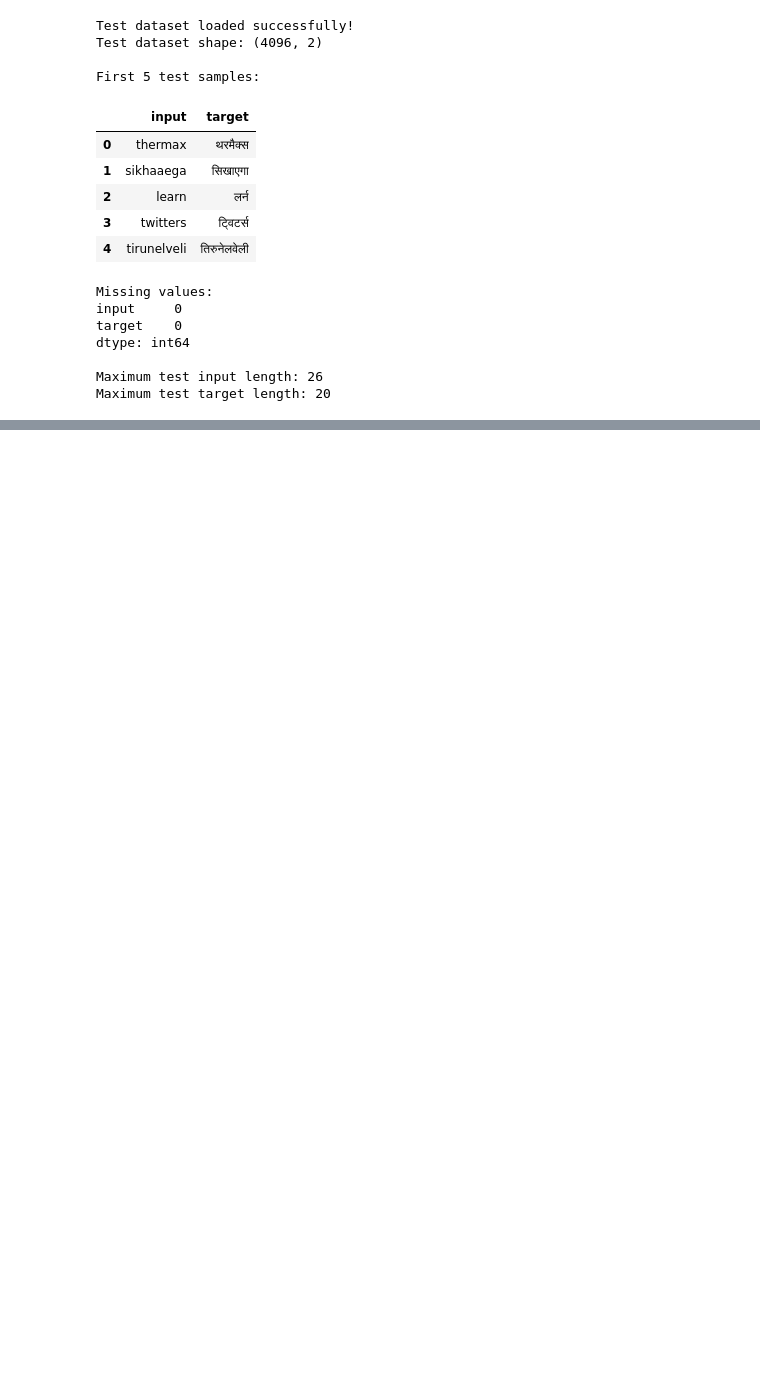
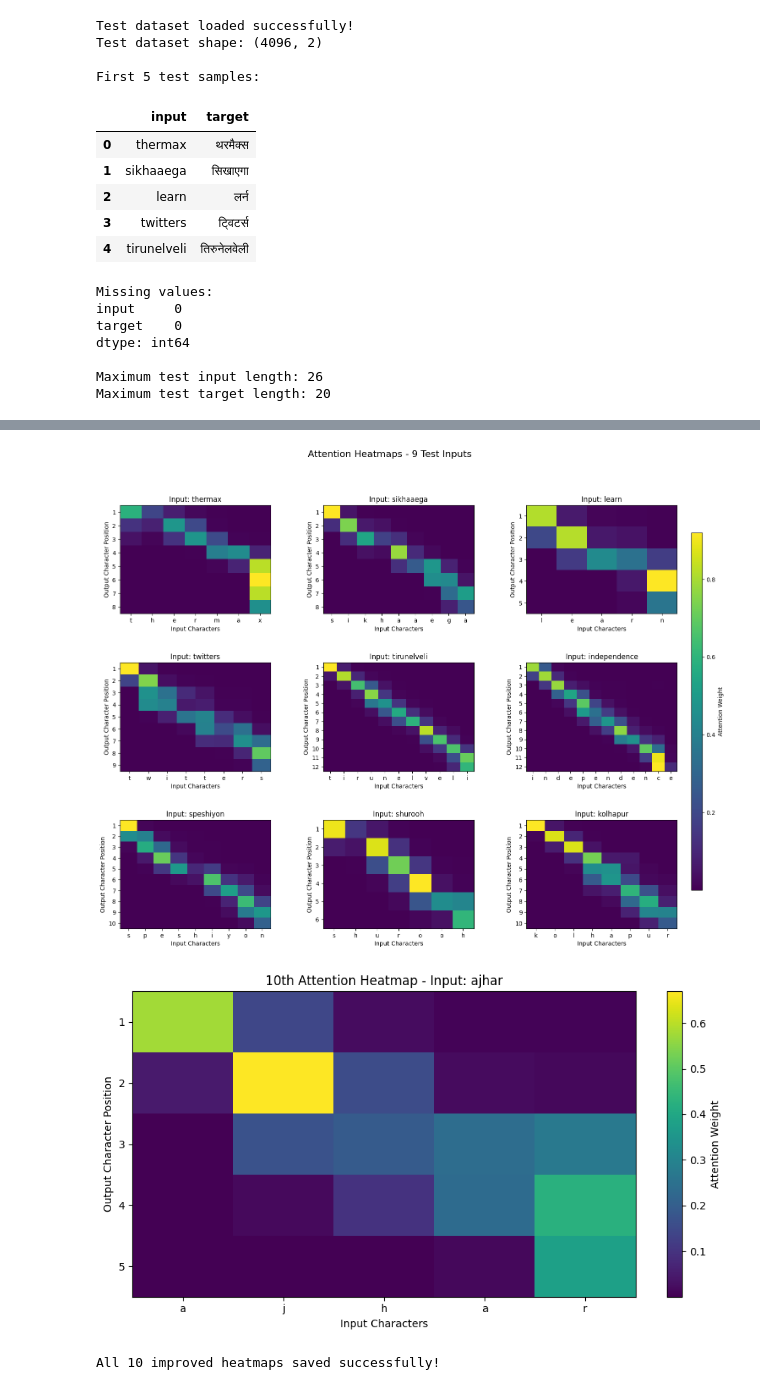
Before and after one commit to AnushkaWaghchaure/MTech_DLN_Transliteration, a Jupyter notebook: MTech_DLN_Transliteration.ipynb, the cells around one changed output, grey strips where cells are left out. Drawn from its saved outputs; the diff is of its cells as text; code cells hidden in the pictures; blank space fills up the shorter version.

```diff
--- a/MTech_DLN_Transliteration.ipynb
+++ b/MTech_DLN_Transliteration.ipynb
@@ -1492,0 +1539,15 @@ files.download("predictions_vanilla.csv")
+# %%
+# Test Attention mechanism
+
+attention = Attention(hidden_size=128).to(device)
+
+encoder_outputs = torch.randn(2, 24, 256).to(device)
+decoder_hidden = torch.randn(2, 128).to(device)
+
+context, attention_weights = attention(
+    decoder_hidden,
+    encoder_outputs
+)
+
+print("Context shape:", context.shape)
+print("Attention weights shape:", attention_weights.shape)
@@ -1492,0 +2053,62 @@ files.download("predictions_vanilla.csv")
+# %%
+
+# IMPROVED ATTENTION HEATMAPS - Q5(d)
+
+import matplotlib.pyplot as plt
+
+fig, axes = plt.subplots(3, 3, figsize=(17, 13))
+
+for i, ax in enumerate(axes.flat):
+
+    input_word, actual_word, x_labels, y_labels, heatmap = (
+        get_attention_heatmap(i)
+    )
+
+    im = ax.imshow(heatmap, cmap="viridis", aspect="auto")
+
+    ax.set_title(f"Input: {input_word}")
+    ax.set_xticks(range(len(x_labels)))
+    ax.set_xticklabels(x_labels)
+
+    ax.set_yticks(range(len(y_labels)))
+    ax.set_yticklabels(range(1, len(y_labels) + 1))
+
+    ax.set_xlabel("Input Characters")
+    ax.set_ylabel("Output Character Position")
+
+fig.subplots_adjust(right=0.90, hspace=0.45, wspace=0.35)
+
+cbar_ax = fig.add_axes([0.92, 0.18, 0.015, 0.65])
+fig.colorbar(im, cax=cbar_ax, label="Attention Weight")
+
+fig.suptitle("Attention Heatmaps - 9 Test Inputs", fontsize=16)
+plt.savefig("attention_heatmaps_9.png", dpi=300, bbox_inches="tight")
+plt.show()
+
+
+# 10th heatmap
+
+input_word, actual_word, x_labels, y_labels, heatmap = (
+    get_attention_heatmap(9)
+)
+
+plt.figure(figsize=(9, 5))
+plt.imshow(heatmap, cmap="viridis", aspect="auto")
+plt.colorbar(label="Attention Weight")
+
+plt.xticks(range(len(x_labels)), x_labels)
+plt.yticks(range(len(y_labels)), range(1, len(y_labels) + 1))
+
+plt.xlabel("Input Characters")
+plt.ylabel("Output Character Position")
+plt.title(f"10th Attention Heatmap - Input: {input_word}")
+
+plt.tight_layout()
+plt.savefig("attention_heatmap_10.png", dpi=300, bbox_inches="tight")
+plt.show()
+
+print("All 10 improved heatmaps saved successfully!")
+# %% [output]
+[figure, added]
+[figure, added]
+All 10 improved heatmaps saved successfully!
```
Also changed, not shown: parts of 27 cells of this notebook.
